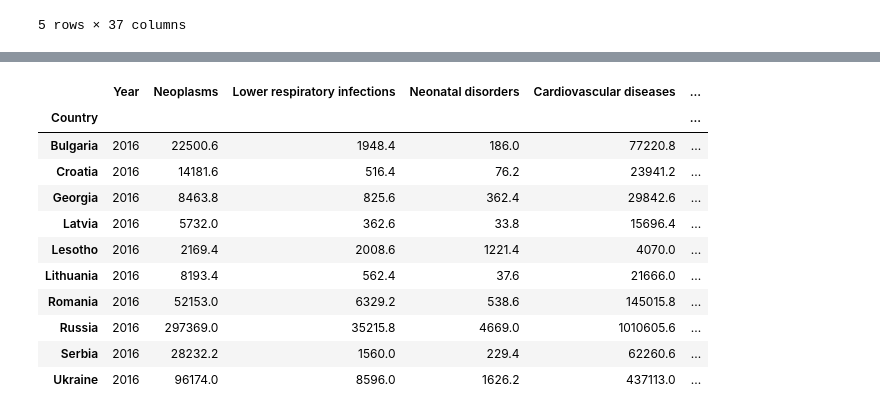
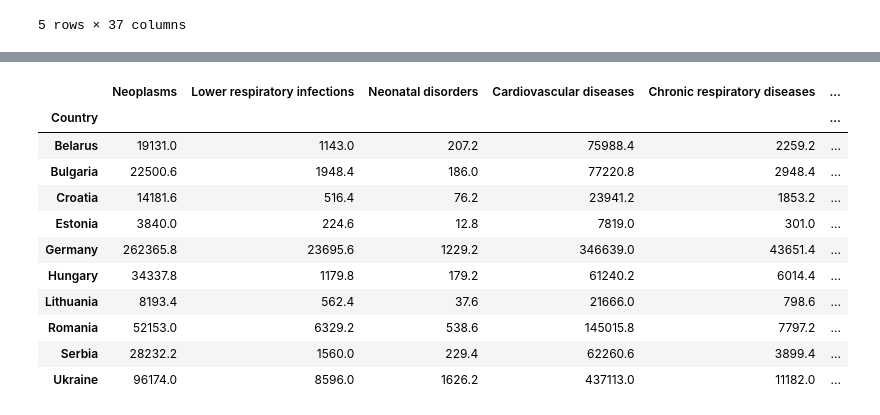
Before and after one commit to TanishaCooper/projectone_groupfour, a Jupyter notebook: HealthcarePy/test.ipynb, the cells around one changed output, grey strips where cells are left out. Cells and saved outputs as stored; diff of their text form; code cells hidden in the pictures.

```diff
--- a/HealthcarePy/test.ipynb
+++ b/HealthcarePy/test.ipynb
@@ -92,0 +94,9 @@ clean_df.head()
+# %%
+# Merging
+new_df = clean_df.merge(socio2_df, how='inner', left_on='Country', right_on='country')
+new_df = new_df.drop('country', 1)
+# %%
+pop = new_df['Population in thousands']*1000
+total_death_rate = (new_df['Total Number of Deaths'] / pop)
+new_df['Total Death Rate'] = total_death_rate
+new_df.head()
@@ -92,0 +110,7 @@ clean_df.head()
+# %%
+# Countries with highest and lowest death rates
+new_df.sort_values(by=['Total Death Rate'], inplace=True, ascending=False)
+new_df.head()
+# death_rate_sort = new_df['Country'].unique()
+# most_deaths = death_rate_sort[0:10]
+# least_deaths = death_rate_sort[-11:-1]
@@ -93,22 +124,21 @@ clean_df.head()
 # %%
-# Countries with highest and lowest death rates
-most_deaths = ["Bulgaria","Ukraine","Latvia","Lesotho","Lithuania","Serbia","Croatia","Romania","Georgia","Russia"]
-least_deaths = ["Qatar","United Arab Emirates","Bahrain","Oman","Kuwait","Maldives","Saudi Arabia","Palestine","Jordan","Solomon Islands"]
+# most_deaths = ["Bulgaria","Ukraine","Latvia","Lesotho","Lithuania","Serbia","Croatia","Romania","Georgia","Russia"]
+# least_deaths = ["Qatar","United Arab Emirates","Bahrain","Oman","Kuwait","Maldives","Saudi Arabia","Palestine","Jordan","Solomon Islands"]
 # %%
 # Filtering by countries with highest death rates per capita
-most_deaths_df = clean_df[clean_df["Country"].isin(most_deaths)]
-most_deaths_df.head()
-most_deaths_df.groupby('Country').mean()
+most_deaths_df = new_df[new_df["Country"].isin(most_deaths)]
+md = most_deaths_df.groupby('Country').mean()
+md
 # %% [output]
-|  | Year | Neoplasms | Lower respiratory infections | Neonatal disorders | Cardiovascular diseases | ... |
+|  | Neoplasms | Lower respiratory infections | Neonatal disorders | Cardiovascular diseases | Chronic respiratory diseases | ... |
 | Country |  |  |  |  |  | ... |
-| Bulgaria | 2016 | 22500.6 | 1948.4 | 186.0 | 77220.8 | ... |
-| Croatia | 2016 | 14181.6 | 516.4 | 76.2 | 23941.2 | ... |
-| Georgia | 2016 | 8463.8 | 825.6 | 362.4 | 29842.6 | ... |
-| Latvia | 2016 | 5732.0 | 362.6 | 33.8 | 15696.4 | ... |
-| Lesotho | 2016 | 2169.4 | 2008.6 | 1221.4 | 4070.0 | ... |
-| Lithuania | 2016 | 8193.4 | 562.4 | 37.6 | 21666.0 | ... |
-| Romania | 2016 | 52153.0 | 6329.2 | 538.6 | 145015.8 | ... |
-| Russia | 2016 | 297369.0 | 35215.8 | 4669.0 | 1010605.6 | ... |
-| Serbia | 2016 | 28232.2 | 1560.0 | 229.4 | 62260.6 | ... |
-| Ukraine | 2016 | 96174.0 | 8596.0 | 1626.2 | 437113.0 | ... |
+| Belarus | 19131.0 | 1143.0 | 207.2 | 75988.4 | 2259.2 | ... |
+| Bulgaria | 22500.6 | 1948.4 | 186.0 | 77220.8 | 2948.4 | ... |
+| Croatia | 14181.6 | 516.4 | 76.2 | 23941.2 | 1853.2 | ... |
+| Estonia | 3840.0 | 224.6 | 12.8 | 7819.0 | 301.0 | ... |
+| Germany | 262365.8 | 23695.6 | 1229.2 | 346639.0 | 43651.4 | ... |
+| Hungary | 34337.8 | 1179.8 | 179.2 | 61240.2 | 6014.4 | ... |
+| Lithuania | 8193.4 | 562.4 | 37.6 | 21666.0 | 798.6 | ... |
+| Romania | 52153.0 | 6329.2 | 538.6 | 145015.8 | 7797.2 | ... |
+| Serbia | 28232.2 | 1560.0 | 229.4 | 62260.6 | 3899.4 | ... |
+| Ukraine | 96174.0 | 8596.0 | 1626.2 | 437113.0 | 11182.0 | ... |
```
Also changed, not shown: parts of 10 cells of this notebook.
